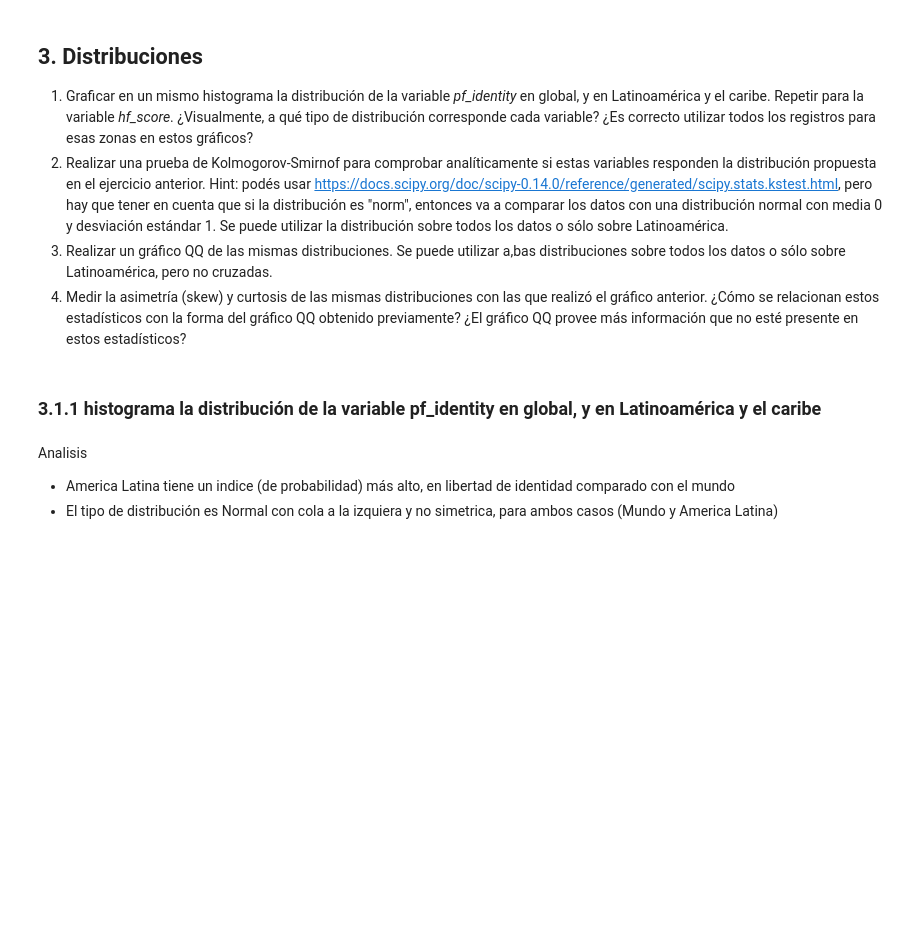
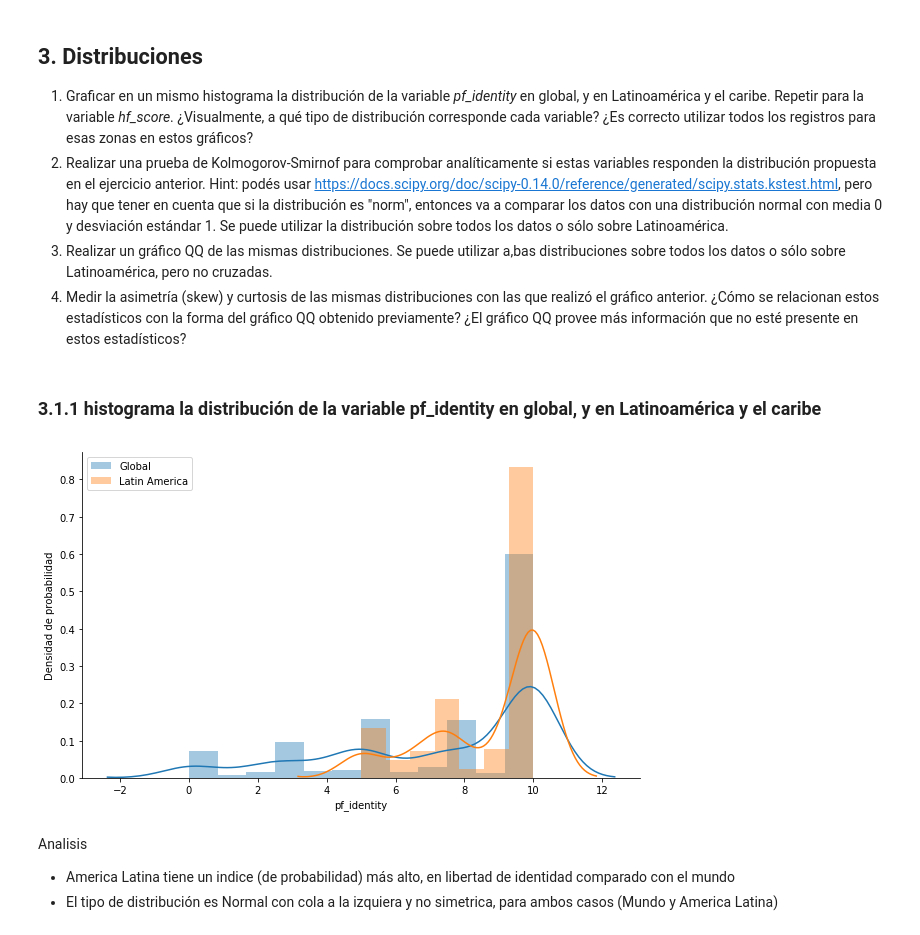
Before and after one commit to abernalc/diplodatos2019, a Jupyter notebook: 02_practico_I.ipynb, the cells around one changed output. Cells and saved outputs as stored; diff of their text form; code cells hidden in the pictures; blank space fills up the shorter version.

```diff
--- a/02_practico_I.ipynb
+++ b/02_practico_I.ipynb
@@ -331,11 +381,13 @@ seaborn.regplot(x='years', y='hf_score_media', data=df2, ax=ax2, color='r')
 # %%
 
 plt.figure(figsize=(10,6))
-seaborn.distplot(ds['pf_identity'].dropna(), label='Global')
-seaborn.distplot(ds[ds.region == "Latin America & the Caribbean"]['pf_identity'].dropna(), label='Latin America')
+seaborn.distplot(dataset['pf_identity'].dropna(), label='Global')
+seaborn.distplot(dataset[dataset.region == "Latin America & the Caribbean"]['pf_identity'].dropna(), label='Latin America')
 plt.ylabel('Densidad de probabilidad')
 plt.legend()
 seaborn.despine()
+# %% [output]
+[figure, added]
 # %% [markdown]
 Analisis <br>
 <ul>
```
Also changed, not shown: parts of 37 cells of this notebook.
